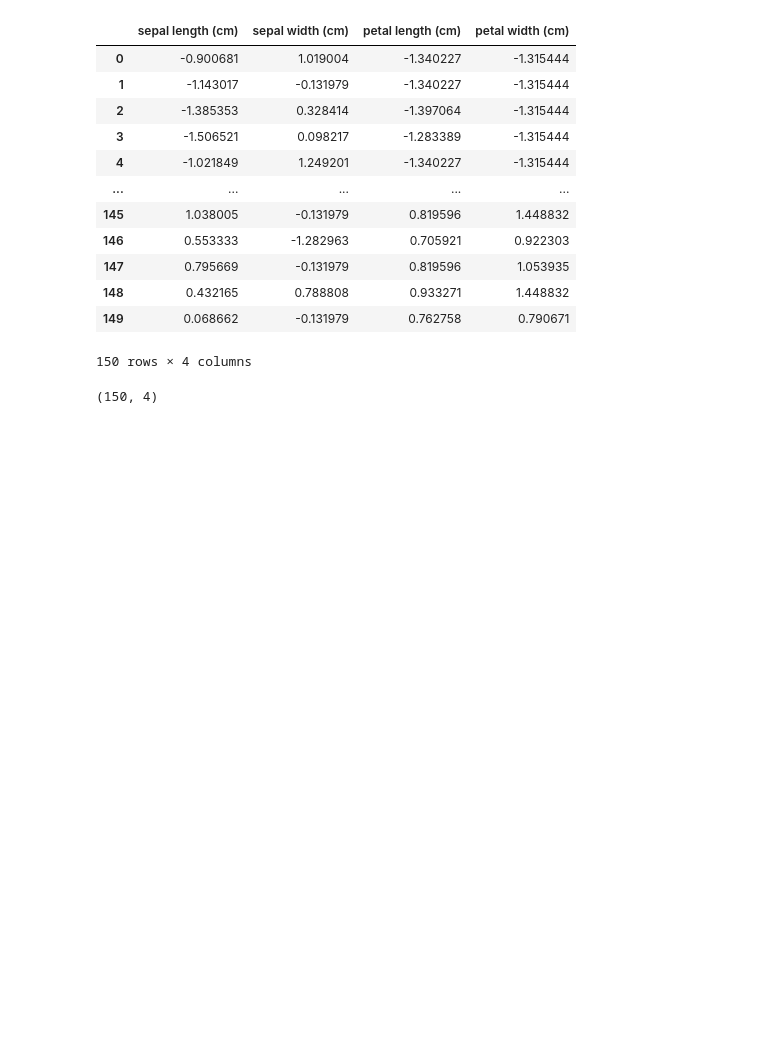
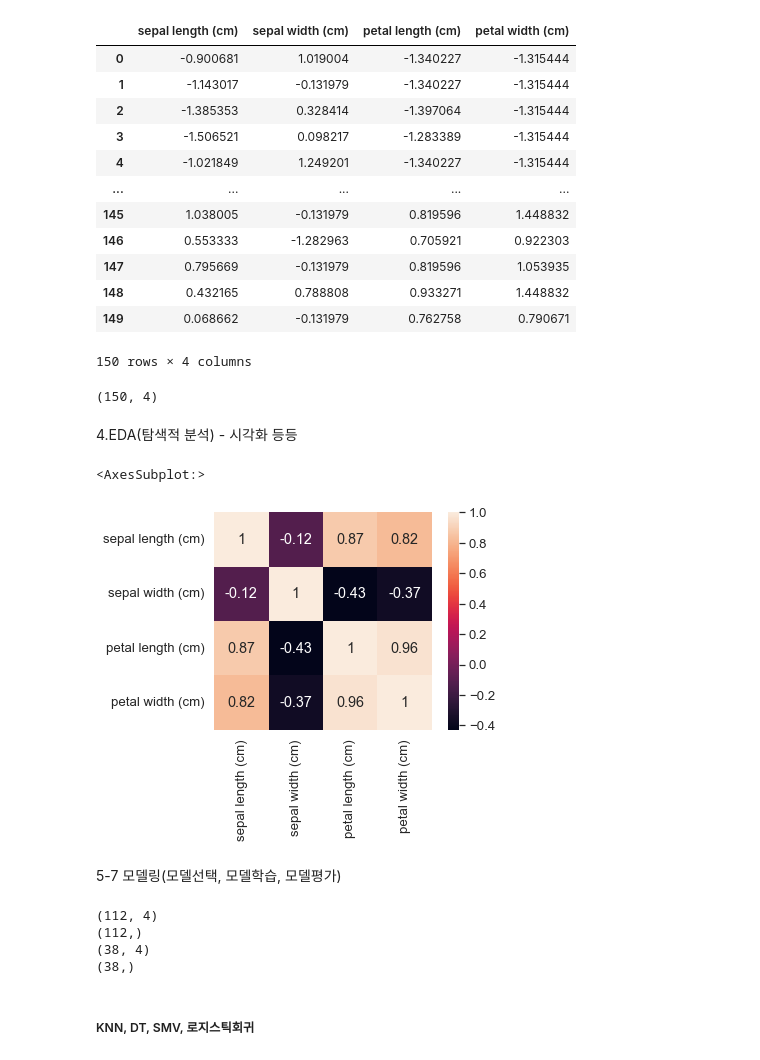
Before and after one commit to eeyeji/MachineLearning, a Jupyter notebook: 8일차/iris.ipynb, the cells around one changed output. Cells and saved outputs as stored; diff of their text form; code cells hidden in the pictures; blank space fills up the shorter version.

```diff
--- a/8일차/iris.ipynb
+++ b/8일차/iris.ipynb
@@ -130,3 +130,17 @@ scale_df
 scale_df.shape
 # %% [output]
 (150, 4)
+# %% [markdown]
+4.EDA(탐색적 분석) - 시각화 등등
+# %%
+import matplotlib.pyplot as plt
+import seaborn as sns
+sns.set(font_scale=1.2)
+# %%
+#상관관계                                       숫자도 알고 싶으면
+sns.heatmap(data=scale_df.corr(), square=True, annot=True)
+# %% [output]
+<AxesSubplot:>
+[figure, added]
+# %% [markdown]
+5-7 모델링(모델선택, 모델학습, 모델평가)
@@ -132,0 +151,12 @@ scale_df.shape
+# %%
+print(x_train.shape)
+print(y_train.shape)
+print(x_test.shape)
+print(y_test.shape)
+# %% [output]
+(112, 4)
+(112,)
+(38, 4)
+(38,)
+# %% [markdown]
+##### KNN, DT, SMV, 로지스틱회귀
```
Also changed, not shown: parts of 9 cells of this notebook.
